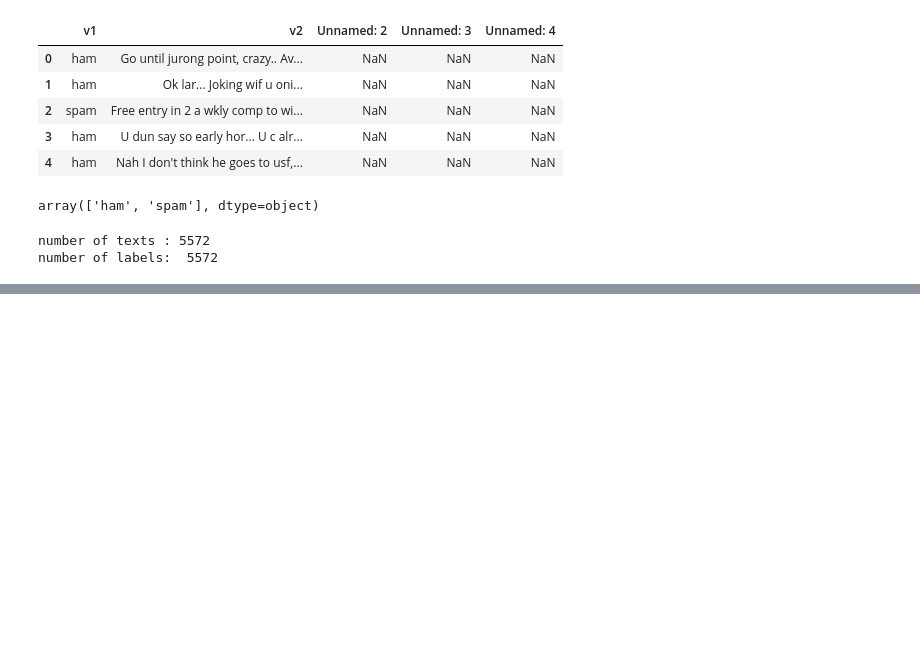
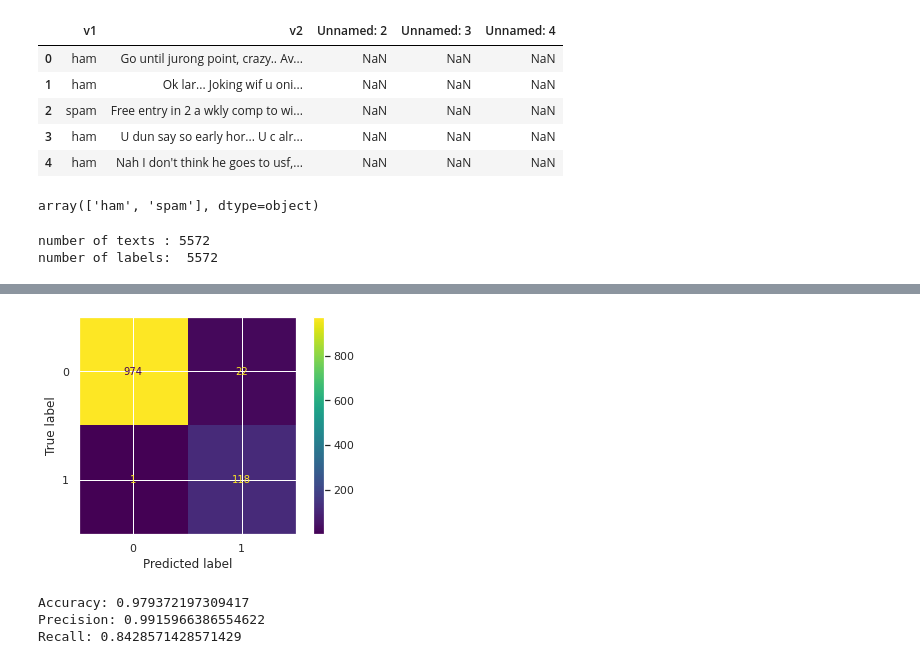
Before and after one commit to ShuguliA/Modelos, a Jupyter notebook: RNN_SPAM.ipynb, the cells around one changed output, grey strips where cells are left out. Drawn from its saved outputs; the diff is of its cells as text; code cells hidden in the pictures; blank space fills up the shorter version.

```diff
--- a/RNN_SPAM.ipynb
+++ b/RNN_SPAM.ipynb
@@ -180,3 +136,18 @@ Test loss is 0.04 accuracy is 0.99
+# %%
+disp = ConfusionMatrixDisplay(confusion_matrix=cm)
+disp.plot()
+plt.show()
+# %% [output]
+[figure, added]
+# %%
+from sklearn import svm, metrics
+print("Accuracy:", metrics.accuracy_score(y_test, pred))
+print("Precision:", metrics.precision_score(y_test, pred))
+print("Recall:", metrics.recall_score(y_test, pred))
+# %% [output]
+Accuracy: 0.979372197309417
+Precision: 0.9915966386554622
+Recall: 0.8428571428571429
 # %%
 model.summary()
 # %% [output]
```
Also changed, not shown: parts of 8 cells of this notebook.
